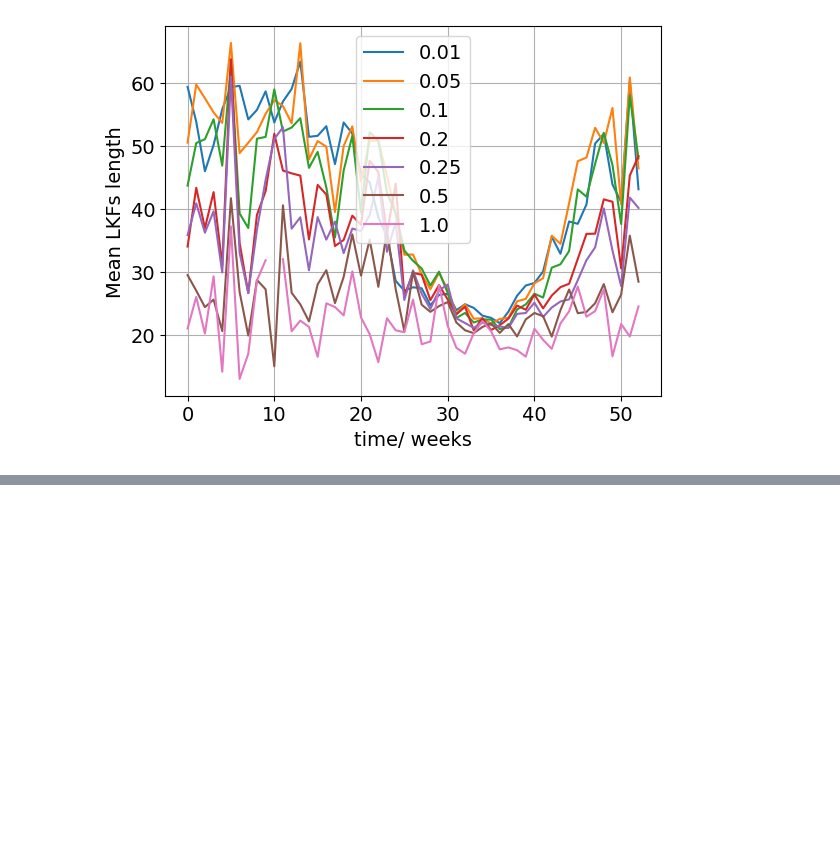
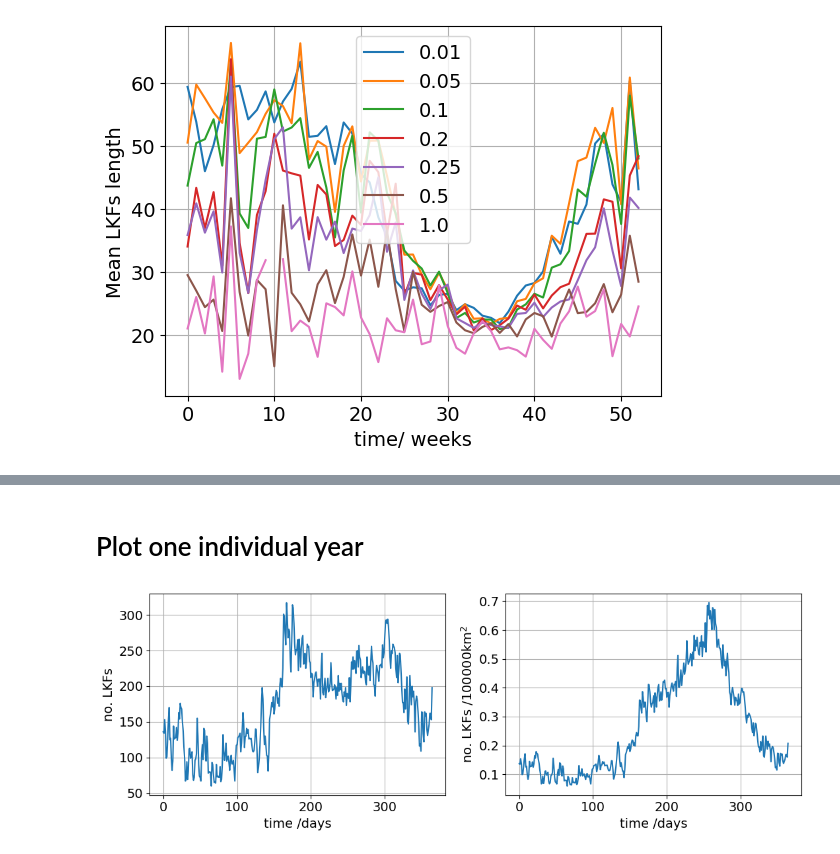
Before and after one commit to jpgaertner/lkf_detection, a Jupyter notebook: lkf_statistics.ipynb, the cells around one changed output, grey strips where cells are left out. Saved outputs shown, nothing was run; the diff lists cells and outputs as text; code cells hidden in the pictures; blank space fills up the shorter version.

```diff
--- a/lkf_statistics.ipynb
+++ b/lkf_statistics.ipynb
@@ -322,0 +112,26 @@ array([1, 3, array([  5, 141]), array([6, 5]),
+# %%
+years = [2013, 2016, 2020, 2093, 2096, 2099]
+# %%
+%%time
+# calculate the total ice area (in km2) at every time step
+ice_coverage, ice_coverage_weekly = get_ice_coverage(years, path_ice)
+
+# get the lkf_data objects
+datasets = []
+for year in years:
+    datasets.append(np.load(path_ds + f'ds_{year}.npy', allow_pickle=True)[0])
+
+# get the lkf data as array for every timestep
+lkfs = []
+for lkf_data in datasets:
+    lkfs.append(get_lkfs_all(lkf_data)[:365])
+
+# get the tracks for every timestep
+tracks = []
+for lkf_data in datasets:
+    tracks.append(get_tracks_all(lkf_data))
+
+# get the lkf paths starting at each timestep
+paths = []
+for lkfs_all_dataset, tracks_all_dataset in zip(lkfs, tracks):
+    paths.append(get_lkf_paths(lkfs_all_dataset, tracks_all_dataset))
@@ -322,0 +174,21 @@ array([1, 3, array([  5, 141]), array([6, 5]),
+# %% [markdown]
+# Plot one individual year
+# %%
+year = 2013
+
+i = np.where(years==year)[0][0]
+
+fig, axs = plt.subplots(1,2, figsize=(11,4))
+
+for ax, data, ylabel in zip(
+    axs, [n_lkfs[i], rho_lkfs[i]], ['no. LKFs', 'no. LKFs /100000km$^2$']
+):
+
+    ax.plot(data)
+    ax.set_ylabel(ylabel)
+    ax.set_xlabel('time /days')
+    ax.grid()
+
+fig.tight_layout()
+# %% [output]
+[figure, added]
```
Also changed, not shown: parts of 58 cells of this notebook, 1 other file.
